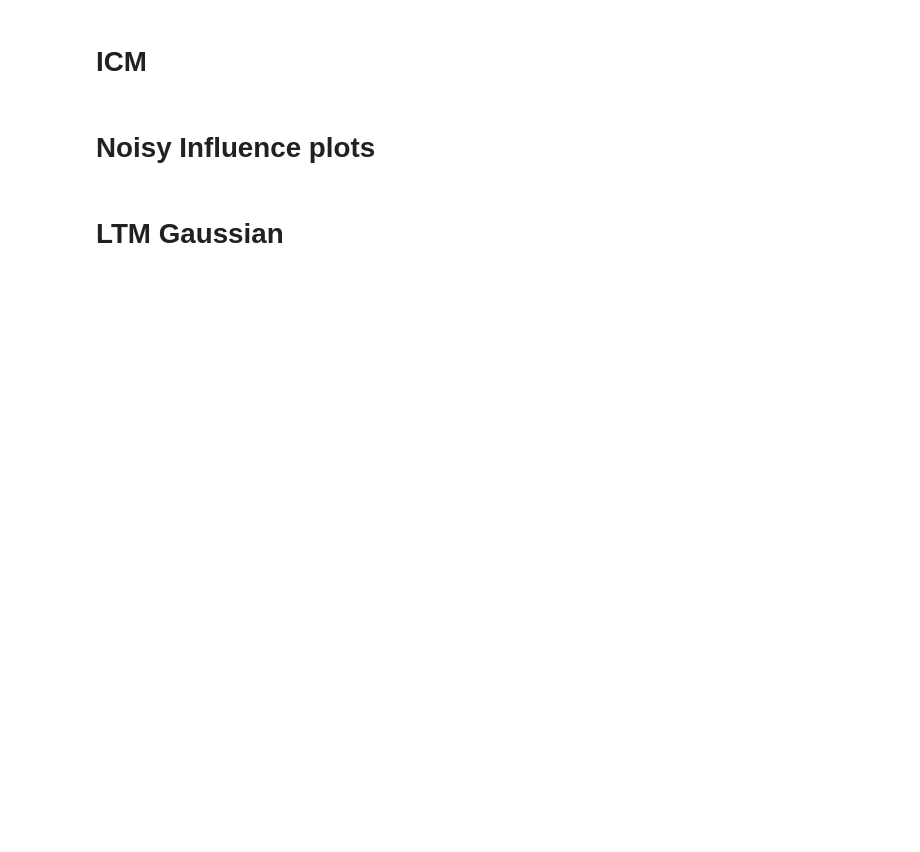
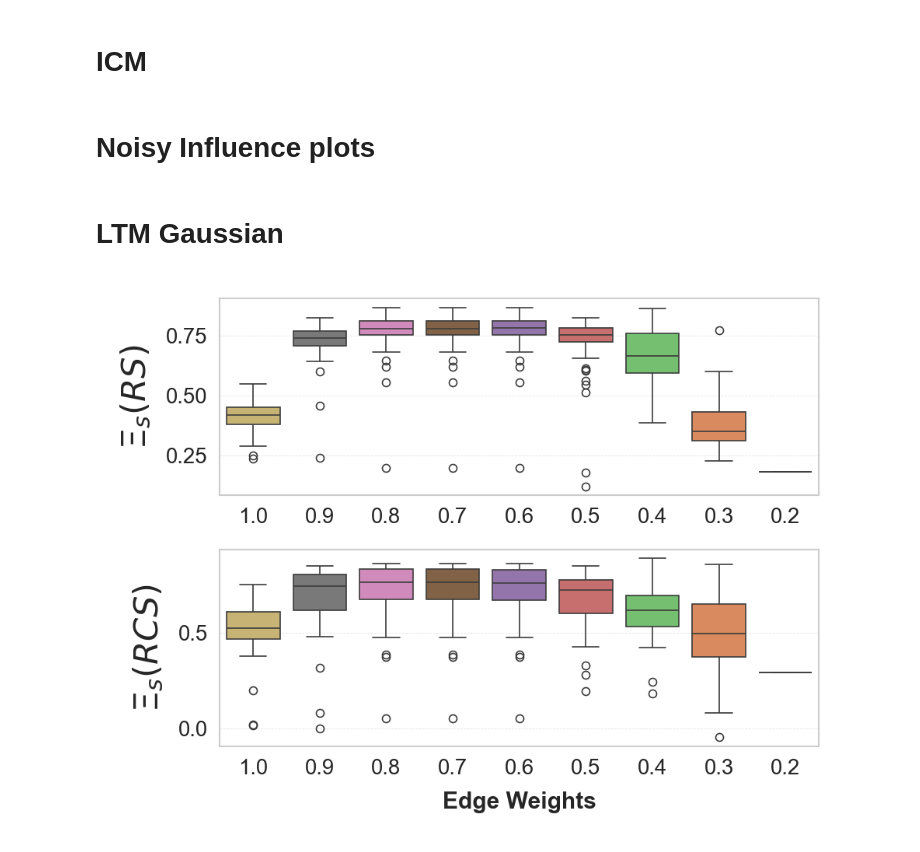
Before and after one commit to ftschofenig/EmergentDirectedness, a Jupyter notebook: Emergent_Directedness_Code/asymmetry_threshold_correlation/visualize_asymmetry_threshold.ipynb, the cells around one changed output. Drawn from its saved outputs; the diff is of its cells as text; code cells hidden in the pictures; blank space fills up the shorter version.

```diff
--- a/Emergent_Directedness_Code/asymmetry_threshold_correlation/visualize_asymmetry_threshold.ipynb
+++ b/Emergent_Directedness_Code/asymmetry_threshold_correlation/visualize_asymmetry_threshold.ipynb
@@ -760,8 +764,8 @@ df_RCSP = df_RCSP.dropna()
 df_RS['mean_eW'] = df_RS['mean_eW'].astype(float)
 df_RCSP['mean_eW'] = df_RCSP['mean_eW'].astype(float)
 
-df_RS = df_RS[df_RS['spreadingDensity'] > 0.1]
-df_RCSP = df_RCSP[df_RCSP['spreadingDensity'] > 0.1]
+df_RS = df_RS[df_RS['spreadingDensity'] > 0.15]
+df_RCSP = df_RCSP[df_RCSP['spreadingDensity'] > 0.15]
 
 #df_RS = df_RS[df_RS['mean_eW'] < 0.7]
 #df_RCSP = df_RCSP[df_RCSP['mean_eW'] < 0.7]
@@ -783,30 +787,34 @@ fig, axs = plt.subplots(2, 1, figsize=(8,6))  # Increase figure size for better
 
 # Top-left plot (a)
 sns.boxplot(x='mean_eW', y='symmetry', data=df_top_left, ax=axs[0], palette=color_mapping, hue='mean_eW', dodge=False, legend=False)
 axs[0].set_xlabel('')  # Remove redundant x-axis label
 axs[0].set_ylabel('$\Xi_s(RS)$', fontsize=26, labelpad=10, fontweight='bold')
 #make the x axis descending
 axs[0].invert_xaxis()
 
 
 # Bottom-left plot (c)
 sns.boxplot(x='mean_eW', y='symmetry', data=df_bottom_left, ax=axs[1], palette=color_mapping, hue='mean_eW', dodge=False, legend=False)
 axs[1].set_xlabel('Edge Weights', fontsize=18, labelpad=10, fontweight='bold')
 axs[1].set_ylabel('$\Xi_s(RCS)$', fontsize=26, labelpad=10, fontweight='bold')
 #make the x axis descending
 axs[1].invert_xaxis()
 
 # Adjust layout for better spacing between subplots
 plt.tight_layout(pad=1.0)  # Increase padding between subplots
 
 #set a title above the plots
 #plt.suptitle('LTM', fontsize=26, fontweight='bold')
 
 # Lighten grid lines for a more subtle effect
 for ax in axs.flat:
     ax.grid(True, axis='y', linestyle='--', linewidth=0.5, alpha=0.5)
     ax.set_axisbelow(True)  # Ensure gridlines are behind plot elements
 
 plt.savefig('boxplot_symmetry_LTM_Gaussian.png', dpi=300)
+with plt.rc_context({'pdf.fonttype': 42}):
+    plt.savefig('boxplot_symmetry_LTM_Gaussian.pdf', dpi=300)
 
 plt.show()
+# %% [output]
+[figure, added]
```
Also changed, not shown: parts of 1 cell of this notebook.
